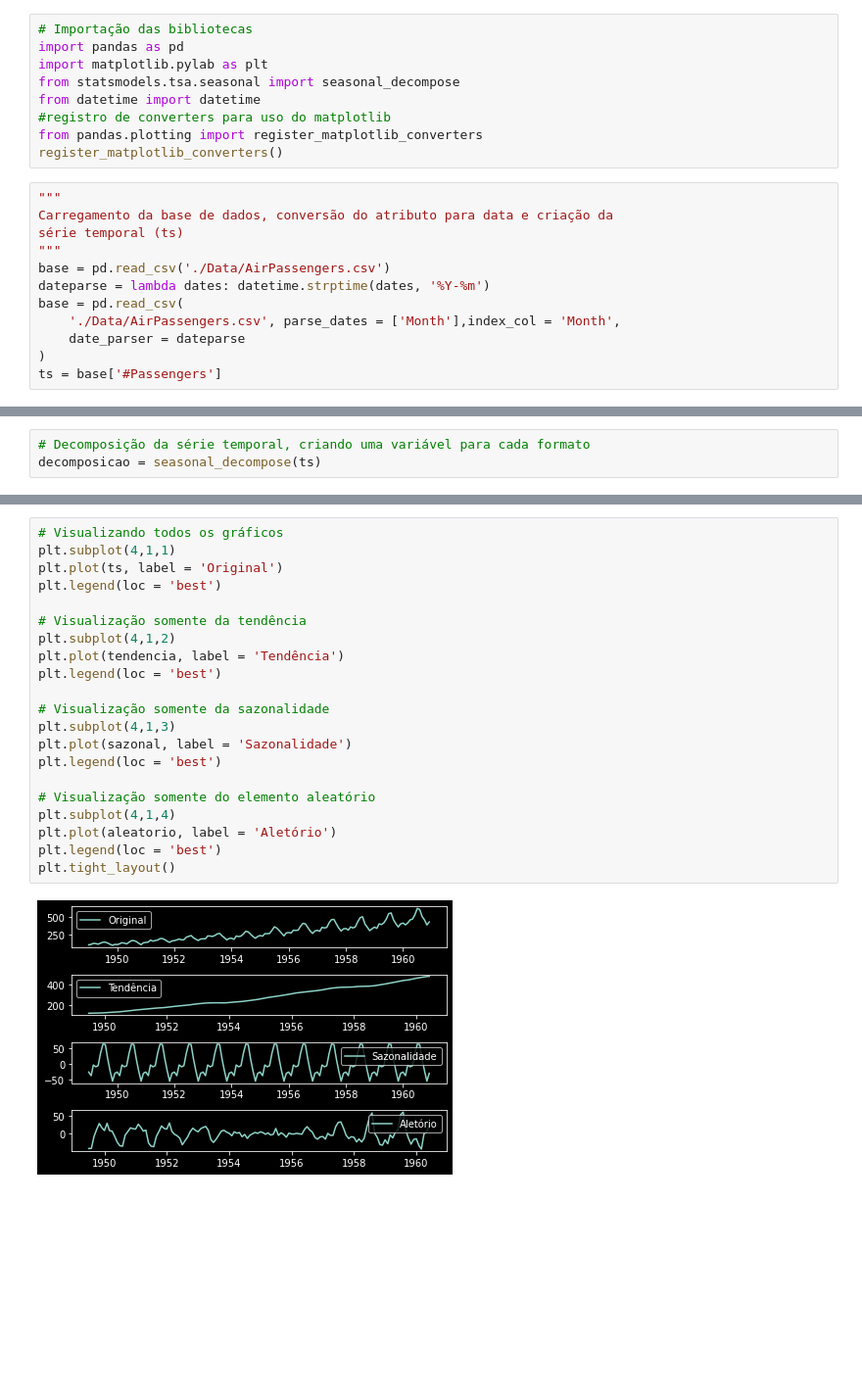
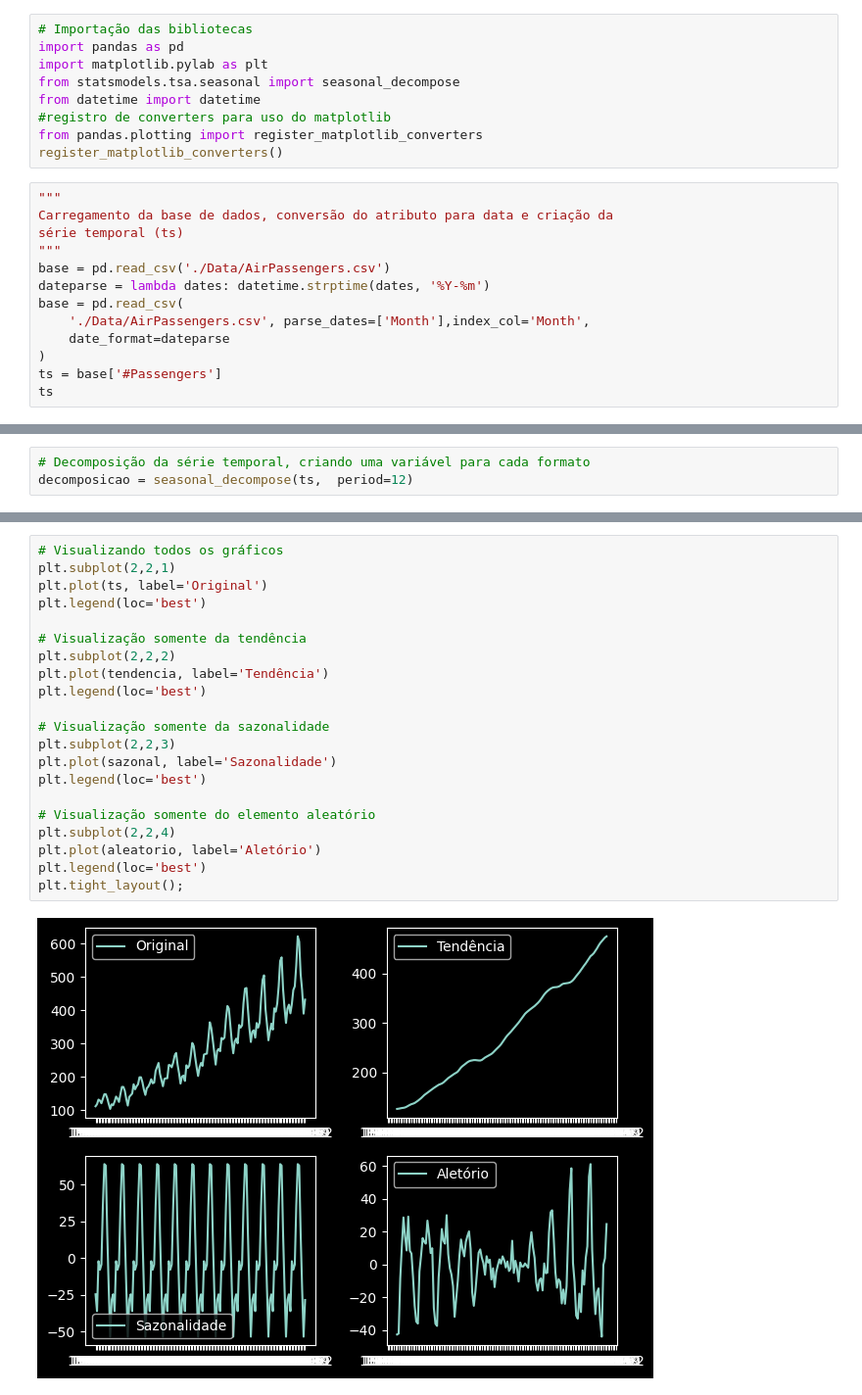
Before and after one commit to Joao-Inacio/Formacao-Cientista-de-Dados, a Jupyter notebook: 8_Series_Temporais/2_Decomposicao.ipynb, the cells around one changed output, grey strips where cells are left out. Shown at 98% size. Cells and saved outputs as stored; diff of their text form; blank space fills up the shorter version.

```diff
--- a/8_Series_Temporais/2_Decomposicao.ipynb
+++ b/8_Series_Temporais/2_Decomposicao.ipynb
@@ -18,7 +18,8 @@ série temporal (ts)
 base = pd.read_csv('./Data/AirPassengers.csv')
 dateparse = lambda dates: datetime.strptime(dates, '%Y-%m')
 base = pd.read_csv(
-    './Data/AirPassengers.csv', parse_dates = ['Month'],index_col = 'Month',
-    date_parser = dateparse
+    './Data/AirPassengers.csv', parse_dates=['Month'],index_col='Month',
+    date_format=dateparse
 )
 ts = base['#Passengers']
+ts
@@ -31,6 +45,6 @@ plt.plot(ts)
 # %%
 # Decomposição da série temporal, criando uma variável para cada formato
-decomposicao = seasonal_decompose(ts)
+decomposicao = seasonal_decompose(ts,  period=12)
 # %%
 # Tendencia
 tendencia = decomposicao.trend
@@ -104,23 +118,23 @@ plt.plot(aleatorio)
 # %%
 # Visualizando todos os gráficos
-plt.subplot(4,1,1)
-plt.plot(ts, label = 'Original')
-plt.legend(loc = 'best')
+plt.subplot(2,2,1)
+plt.plot(ts, label='Original')
+plt.legend(loc='best')
 
 # Visualização somente da tendência
-plt.subplot(4,1,2)
-plt.plot(tendencia, label = 'Tendência')
-plt.legend(loc = 'best')
+plt.subplot(2,2,2)
+plt.plot(tendencia, label='Tendência')
+plt.legend(loc='best')
 
 # Visualização somente da sazonalidade
-plt.subplot(4,1,3)
-plt.plot(sazonal, label = 'Sazonalidade')
-plt.legend(loc = 'best')
+plt.subplot(2,2,3)
+plt.plot(sazonal, label='Sazonalidade')
+plt.legend(loc='best')
 
 # Visualização somente do elemento aleatório
-plt.subplot(4,1,4)
-plt.plot(aleatorio, label = 'Aletório')
-plt.legend(loc = 'best')
-plt.tight_layout()
+plt.subplot(2,2,4)
+plt.plot(aleatorio, label='Aletório')
+plt.legend(loc='best')
+plt.tight_layout();
 # %% [output]
-[figure, old version]
+[figure, new version]
```
Also changed, not shown: parts of 9 cells of this notebook.
